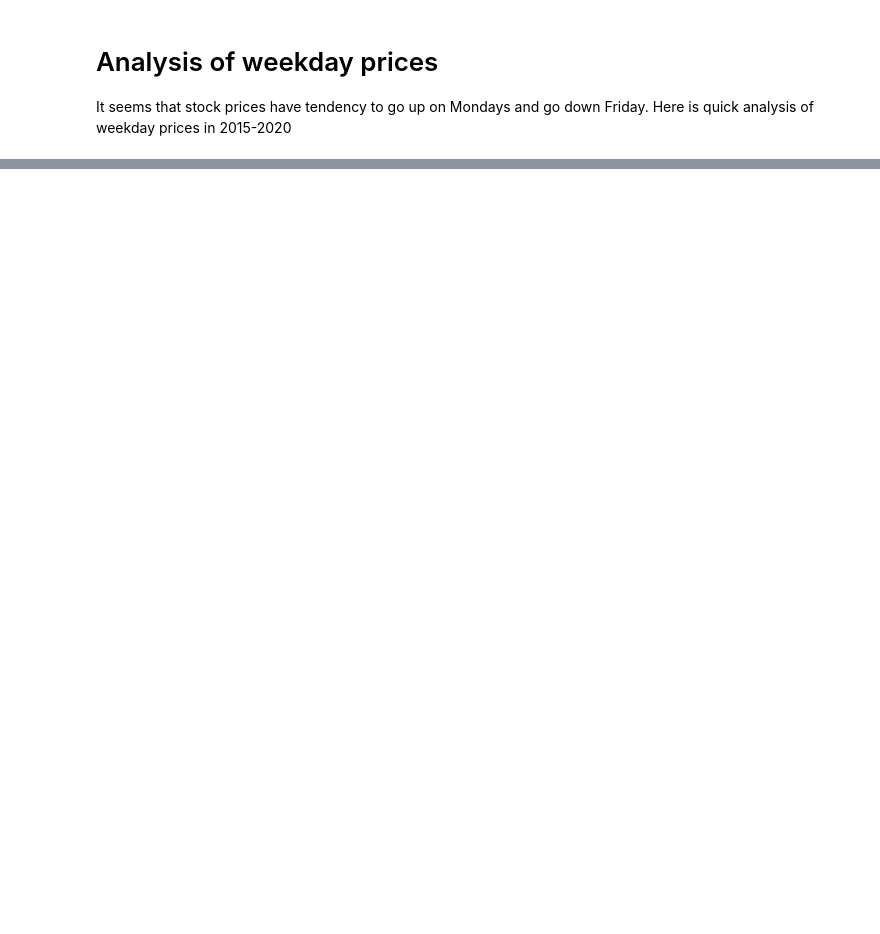
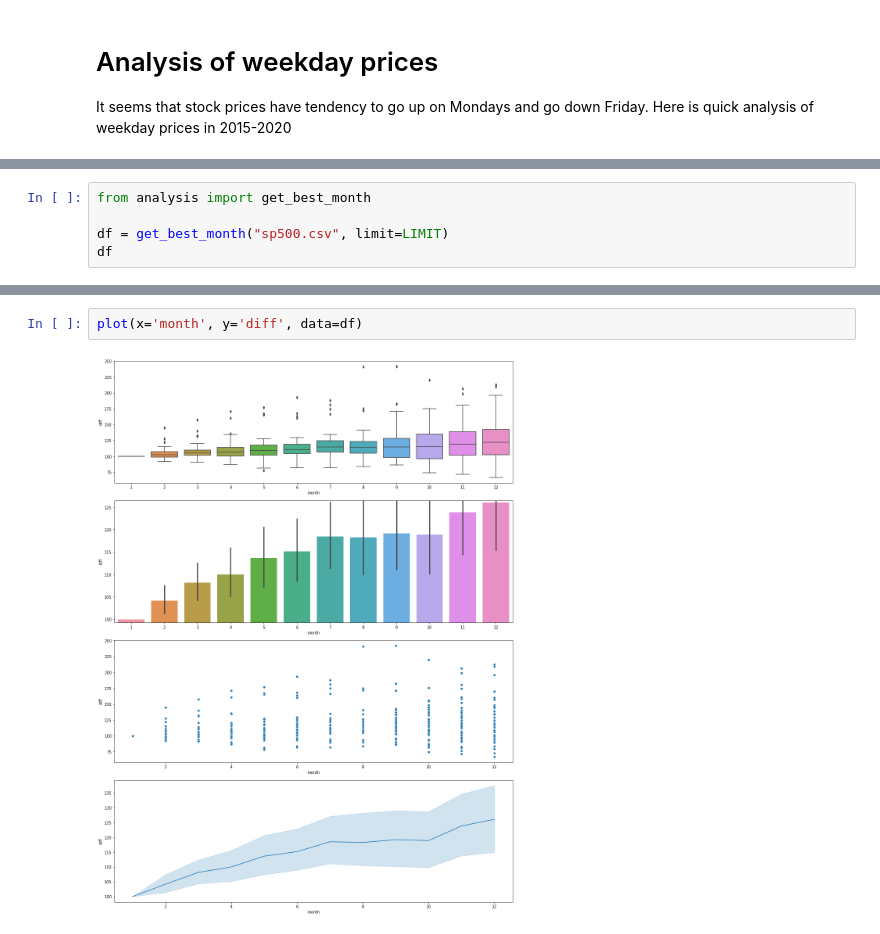
Before and after one commit to kirillstrelkov/playground, a Jupyter notebook: stocks/buy_sell_analysis/analysis.ipynb, the cells around one changed output, grey strips where cells are left out. Drawn from its saved outputs; the diff is of its cells as text; blank space fills up the shorter version.

```diff
--- a/stocks/buy_sell_analysis/analysis.ipynb
+++ b/stocks/buy_sell_analysis/analysis.ipynb
@@ -142,0 +66,5 @@ df_percent_diff
+# %%
+from analysis import get_best_month
+
+df = get_best_month("sp500.csv", limit=LIMIT)
+df
@@ -142,0 +90,4 @@ df_percent_diff
+# %%
+plot(x='month', y='diff', data=df)
+# %% [output]
+[figure, added]
```
Also changed, not shown: parts of 14 cells of this notebook, 2 other files.
